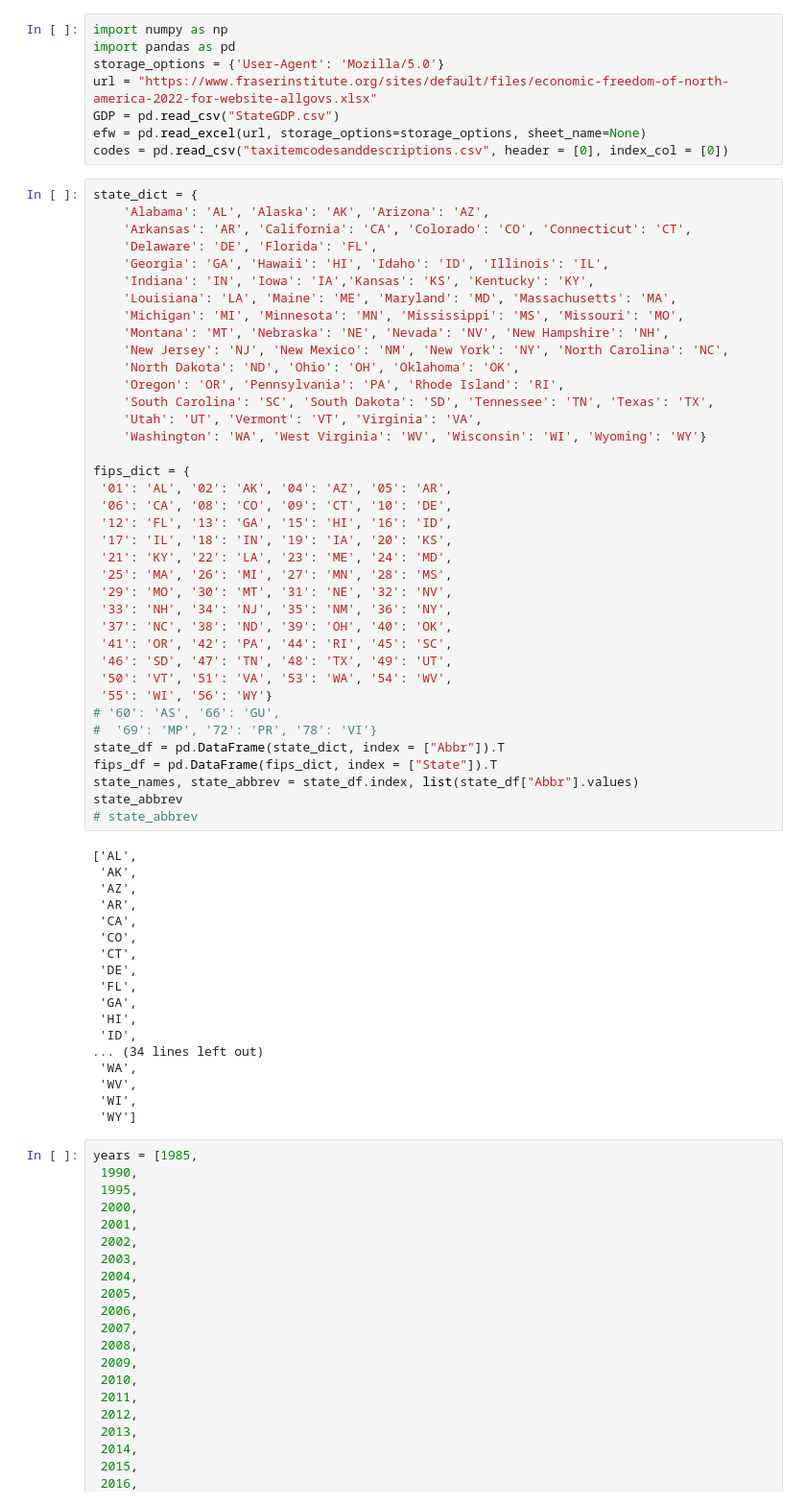
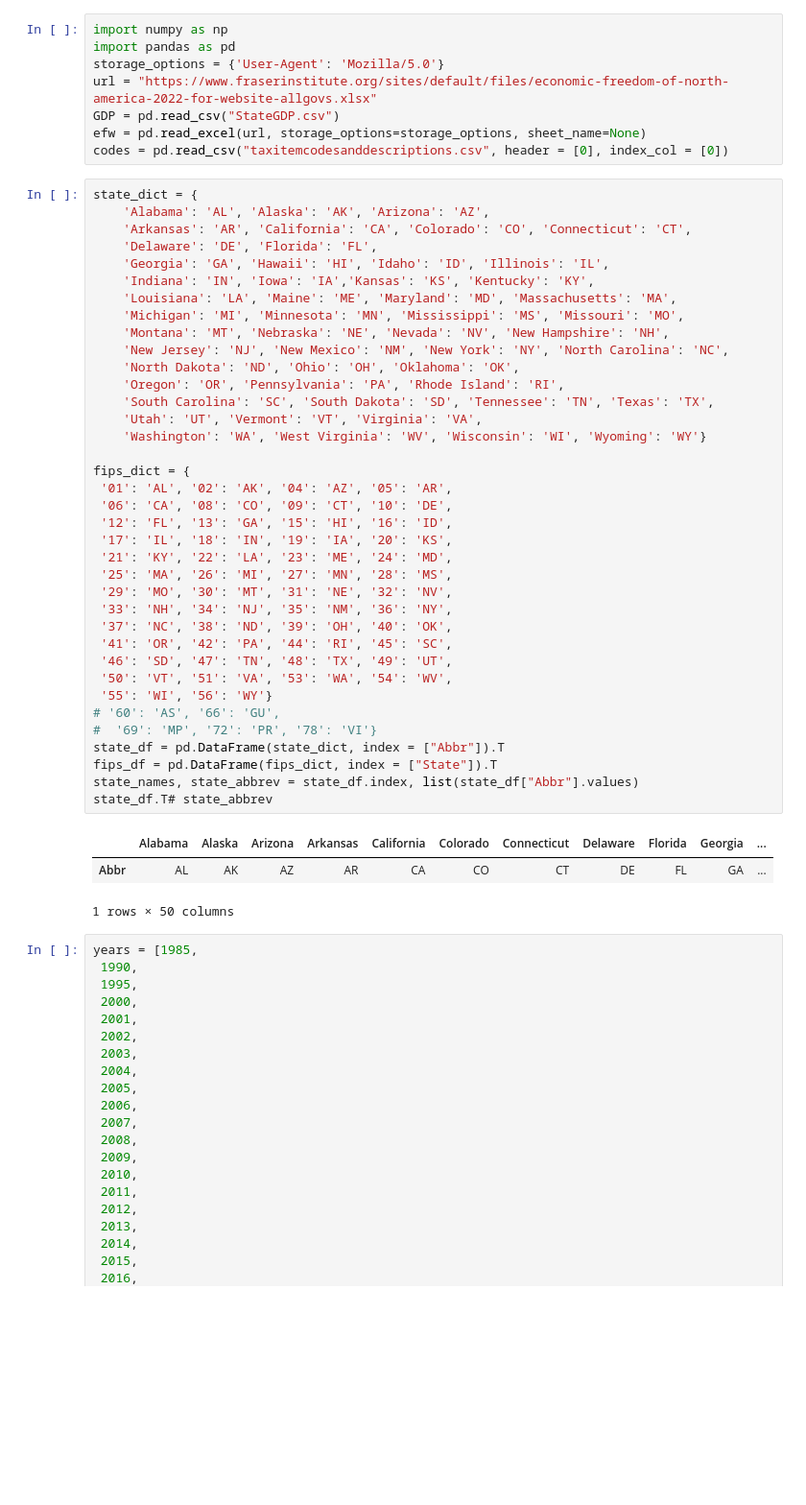
Before and after one commit to jlcatonjr/Learn-Python-for-Stats-and-Econ, a Jupyter notebook: Projects/EFWNorthAmerica/State Tax Data.ipynb, the cells around one changed output. Shown at 96% size. Drawn from its saved outputs; the diff is of its cells as text; blank space fills up the shorter version.

```diff
--- a/Projects/EFWNorthAmerica/State Tax Data.ipynb
+++ b/Projects/EFWNorthAmerica/State Tax Data.ipynb
@@ -16,52 +16,37 @@ state_dict = {
     'Louisiana': 'LA', 'Maine': 'ME', 'Maryland': 'MD', 'Massachusetts': 'MA',
     'Michigan': 'MI', 'Minnesota': 'MN', 'Mississippi': 'MS', 'Missouri': 'MO',
     'Montana': 'MT', 'Nebraska': 'NE', 'Nevada': 'NV', 'New Hampshire': 'NH',
     'New Jersey': 'NJ', 'New Mexico': 'NM', 'New York': 'NY', 'North Carolina': 'NC',
     'North Dakota': 'ND', 'Ohio': 'OH', 'Oklahoma': 'OK',
     'Oregon': 'OR', 'Pennsylvania': 'PA', 'Rhode Island': 'RI',
     'South Carolina': 'SC', 'South Dakota': 'SD', 'Tennessee': 'TN', 'Texas': 'TX',
     'Utah': 'UT', 'Vermont': 'VT', 'Virginia': 'VA',
     'Washington': 'WA', 'West Virginia': 'WV', 'Wisconsin': 'WI', 'Wyoming': 'WY'}
 
 fips_dict = {
  '01': 'AL', '02': 'AK', '04': 'AZ', '05': 'AR',
  '06': 'CA', '08': 'CO', '09': 'CT', '10': 'DE',
  '12': 'FL', '13': 'GA', '15': 'HI', '16': 'ID',
  '17': 'IL', '18': 'IN', '19': 'IA', '20': 'KS',
  '21': 'KY', '22': 'LA', '23': 'ME', '24': 'MD',
  '25': 'MA', '26': 'MI', '27': 'MN', '28': 'MS',
  '29': 'MO', '30': 'MT', '31': 'NE', '32': 'NV',
  '33': 'NH', '34': 'NJ', '35': 'NM', '36': 'NY',
  '37': 'NC', '38': 'ND', '39': 'OH', '40': 'OK',
  '41': 'OR', '42': 'PA', '44': 'RI', '45': 'SC',
  '46': 'SD', '47': 'TN', '48': 'TX', '49': 'UT',
  '50': 'VT', '51': 'VA', '53': 'WA', '54': 'WV',
  '55': 'WI', '56': 'WY'}
 # '60': 'AS', '66': 'GU',
 #  '69': 'MP', '72': 'PR', '78': 'VI'}
 state_df = pd.DataFrame(state_dict, index = ["Abbr"]).T
 fips_df = pd.DataFrame(fips_dict, index = ["State"]).T
 state_names, state_abbrev = state_df.index, list(state_df["Abbr"].values)
-state_abbrev
-# state_abbrev
+state_df.T# state_abbrev
 # %% [output]
+|  | Alabama | Alaska | Arizona | Arkansas | California | Colorado | Connecticut | Delaware | Florida | Georgia | ... |
+| Abbr | AL | AK | AZ | AR | CA | CO | CT | DE | FL | GA | ... |
-['AL',
- 'AK',
- 'AZ',
- 'AR',
- 'CA',
- 'CO',
- 'CT',
- 'DE',
- 'FL',
- 'GA',
- 'HI',
- 'ID',
-... (34 lines left out)
- 'WA',
- 'WV',
- 'WI',
- 'WY']
+1 rows × 50 columns
 # %%
 years = [1985,
  1990,
```
Also changed, not shown: parts of 2 cells of this notebook, 1 other file.
